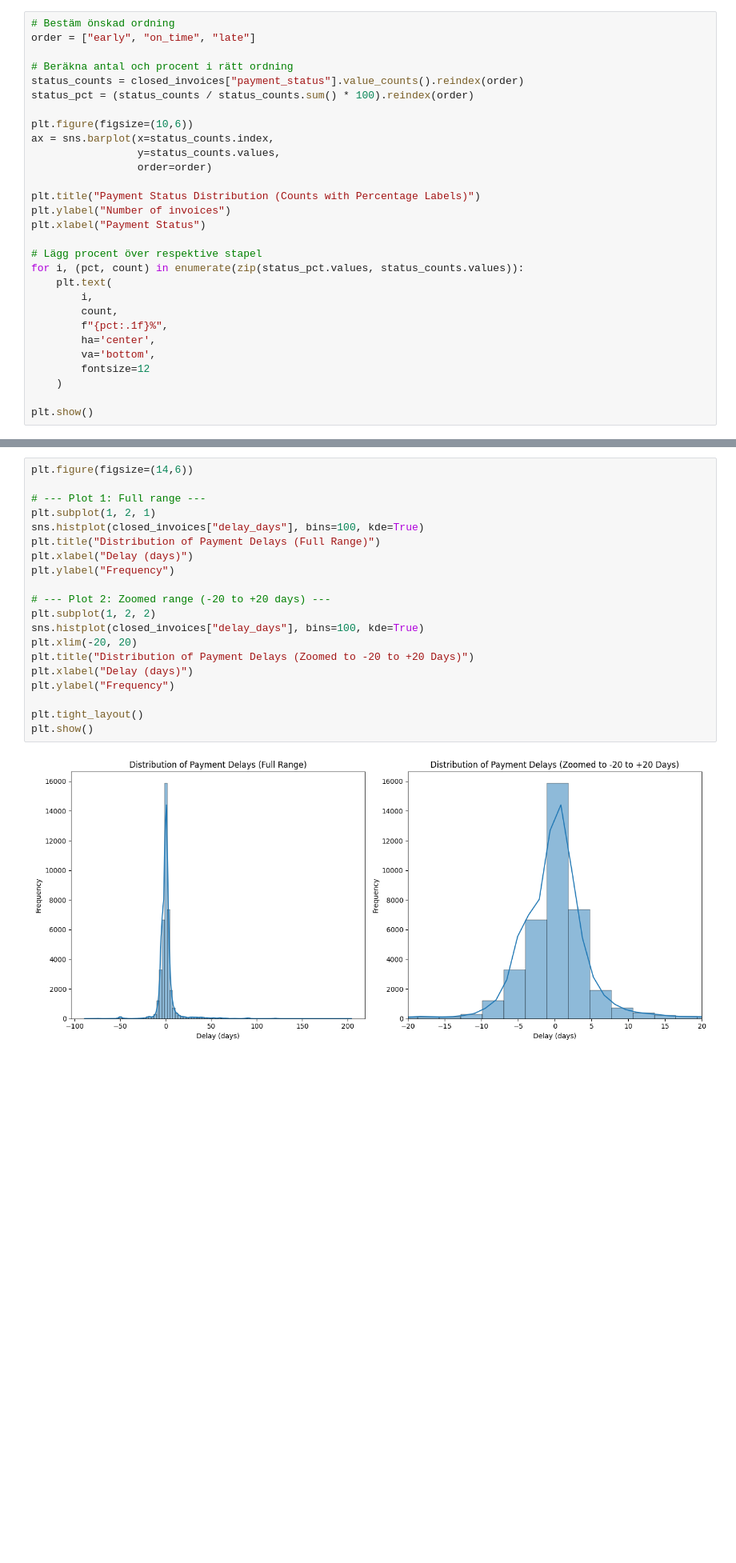
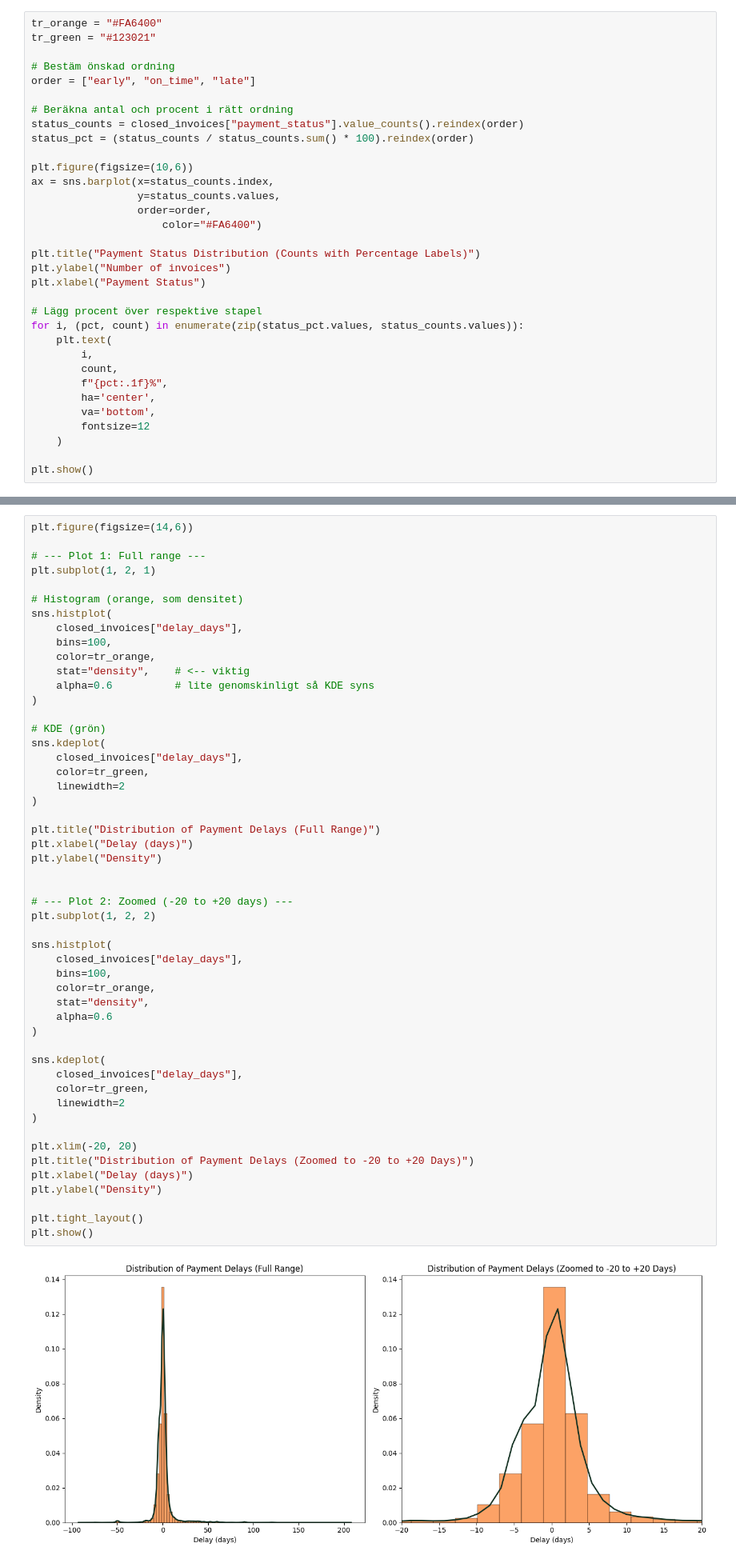
Before and after one commit to shortleif/pgro_repo, a Jupyter notebook: b2b_invoices.ipynb, the cells around one changed output, grey strips where cells are left out. Shown at 80% size. Drawn from its saved outputs; the diff is of its cells as text; blank space fills up the shorter version.

```diff
--- a/b2b_invoices.ipynb
+++ b/b2b_invoices.ipynb
@@ -301,6 +314,9 @@ Name: delay_days, dtype: float64
 | late | 11970 | 8.650459 | 3.0 |
 | on_time | 15852 | 0.137901 | 0.0 |
 # %%
+tr_orange = "#FA6400"
+tr_green = "#123021"
+
 # Bestäm önskad ordning
 order = ["early", "on_time", "late"]
 
@@ -311,7 +327,8 @@ status_pct = (status_counts / status_counts.sum() * 100).reindex(order)
 plt.figure(figsize=(10,6))
 ax = sns.barplot(x=status_counts.index,
                  y=status_counts.values,
-                 order=order)
+                 order=order,
+                     color="#FA6400")
 
 plt.title("Payment Status Distribution (Counts with Percentage Labels)")
 plt.ylabel("Number of invoices")
@@ -334,25 +351,56 @@ plt.show()
 # %%
 plt.figure(figsize=(14,6))
 
 # --- Plot 1: Full range ---
 plt.subplot(1, 2, 1)
-sns.histplot(closed_invoices["delay_days"], bins=100, kde=True)
+
+# Histogram (orange, som densitet)
+sns.histplot(
+    closed_invoices["delay_days"],
+    bins=100,
+    color=tr_orange,
+    stat="density",    # <-- viktig
+    alpha=0.6          # lite genomskinligt så KDE syns
+)
+
+# KDE (grön)
+sns.kdeplot(
+    closed_invoices["delay_days"],
+    color=tr_green,
+    linewidth=2
+)
+
 plt.title("Distribution of Payment Delays (Full Range)")
 plt.xlabel("Delay (days)")
-plt.ylabel("Frequency")
+plt.ylabel("Density")
 
-# --- Plot 2: Zoomed range (-20 to +20 days) ---
+
+# --- Plot 2: Zoomed (-20 to +20 days) ---
 plt.subplot(1, 2, 2)
-sns.histplot(closed_invoices["delay_days"], bins=100, kde=True)
+
+sns.histplot(
+    closed_invoices["delay_days"],
+    bins=100,
+    color=tr_orange,
+    stat="density",
+    alpha=0.6
+)
+
+sns.kdeplot(
+    closed_invoices["delay_days"],
+    color=tr_green,
+    linewidth=2
+)
+
 plt.xlim(-20, 20)
 plt.title("Distribution of Payment Delays (Zoomed to -20 to +20 Days)")
 plt.xlabel("Delay (days)")
-plt.ylabel("Frequency")
+plt.ylabel("Density")
 
 plt.tight_layout()
 plt.show()
 # %% [output]
-[figure, old version]
+[figure, new version]
 # %%
 #1. Försenade dagar per kund (endast positiva dagar räknas)
 
```
Also changed, not shown: parts of 7 cells of this notebook, 2 other files.
